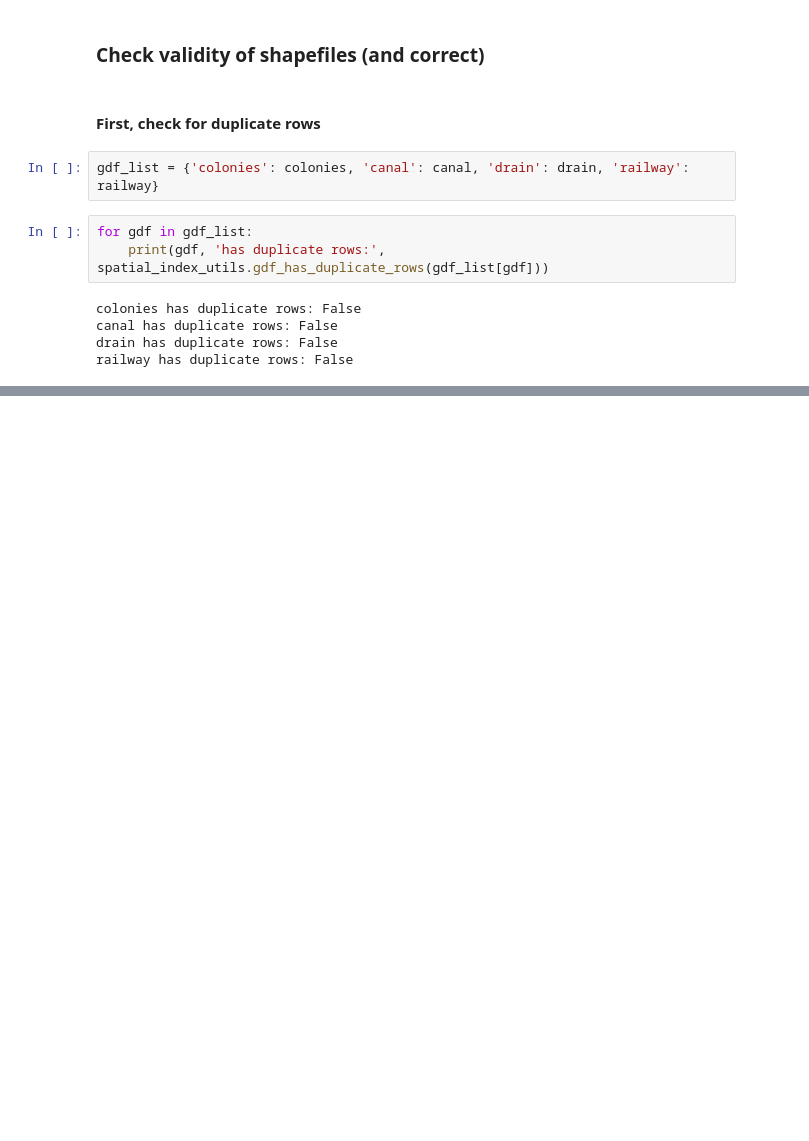
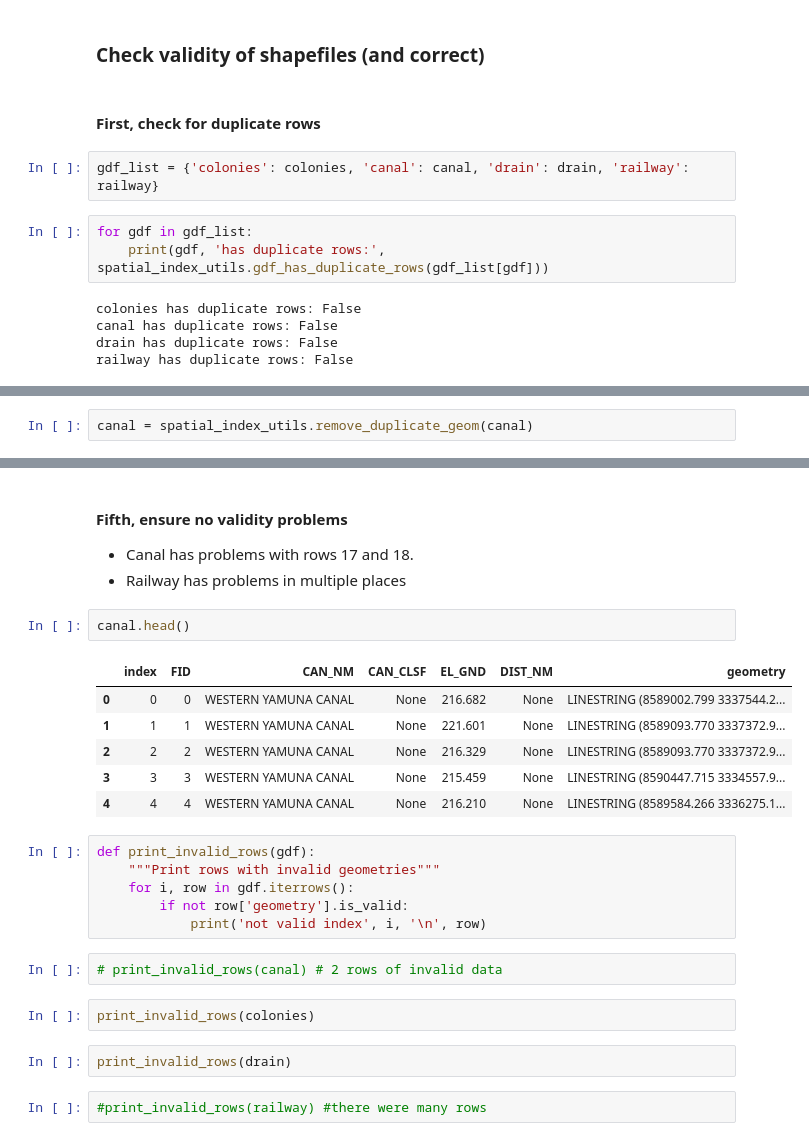
Before and after one commit to bwbelljr/delhi_spatial_index, a Jupyter notebook: barrier_clip.ipynb, the cells around one changed output, grey strips where cells are left out. Drawn from its saved outputs; the diff is of its cells as text; blank space fills up the shorter version.

```diff
--- a/barrier_clip.ipynb
+++ b/barrier_clip.ipynb
@@ -138,0 +156,2 @@ railway has duplicate rows: False
+# %%
+canal = spatial_index_utils.remove_duplicate_geom(canal)
@@ -138,0 +212,27 @@ railway has duplicate rows: False
+# %% [markdown]
+#### Fifth, ensure no validity problems
+* Canal has problems with rows 17 and 18.
+* Railway has problems in multiple places
+# %%
+canal.head()
+# %% [output]
+|  | index | FID | CAN_NM | CAN_CLSF | EL_GND | DIST_NM | geometry |
+| 0 | 0 | 0 | WESTERN YAMUNA CANAL | None | 216.682 | None | LINESTRING (8589002.799 3337544.2... |
+| 1 | 1 | 1 | WESTERN YAMUNA CANAL | None | 221.601 | None | LINESTRING (8589093.770 3337372.9... |
+| 2 | 2 | 2 | WESTERN YAMUNA CANAL | None | 216.329 | None | LINESTRING (8589093.770 3337372.9... |
+| 3 | 3 | 3 | WESTERN YAMUNA CANAL | None | 215.459 | None | LINESTRING (8590447.715 3334557.9... |
+| 4 | 4 | 4 | WESTERN YAMUNA CANAL | None | 216.210 | None | LINESTRING (8589584.266 3336275.1... |
+# %%
+def print_invalid_rows(gdf):
+    """Print rows with invalid geometries"""
+    for i, row in gdf.iterrows():
+        if not row['geometry'].is_valid:
+            print('not valid index', i, '\n', row)
+# %%
+# print_invalid_rows(canal) # 2 rows of invalid data
+# %%
+print_invalid_rows(colonies)
+# %%
+print_invalid_rows(drain)
+# %%
+#print_invalid_rows(railway) #there were many rows
```
Also changed, not shown: parts of 36 cells of this notebook.
